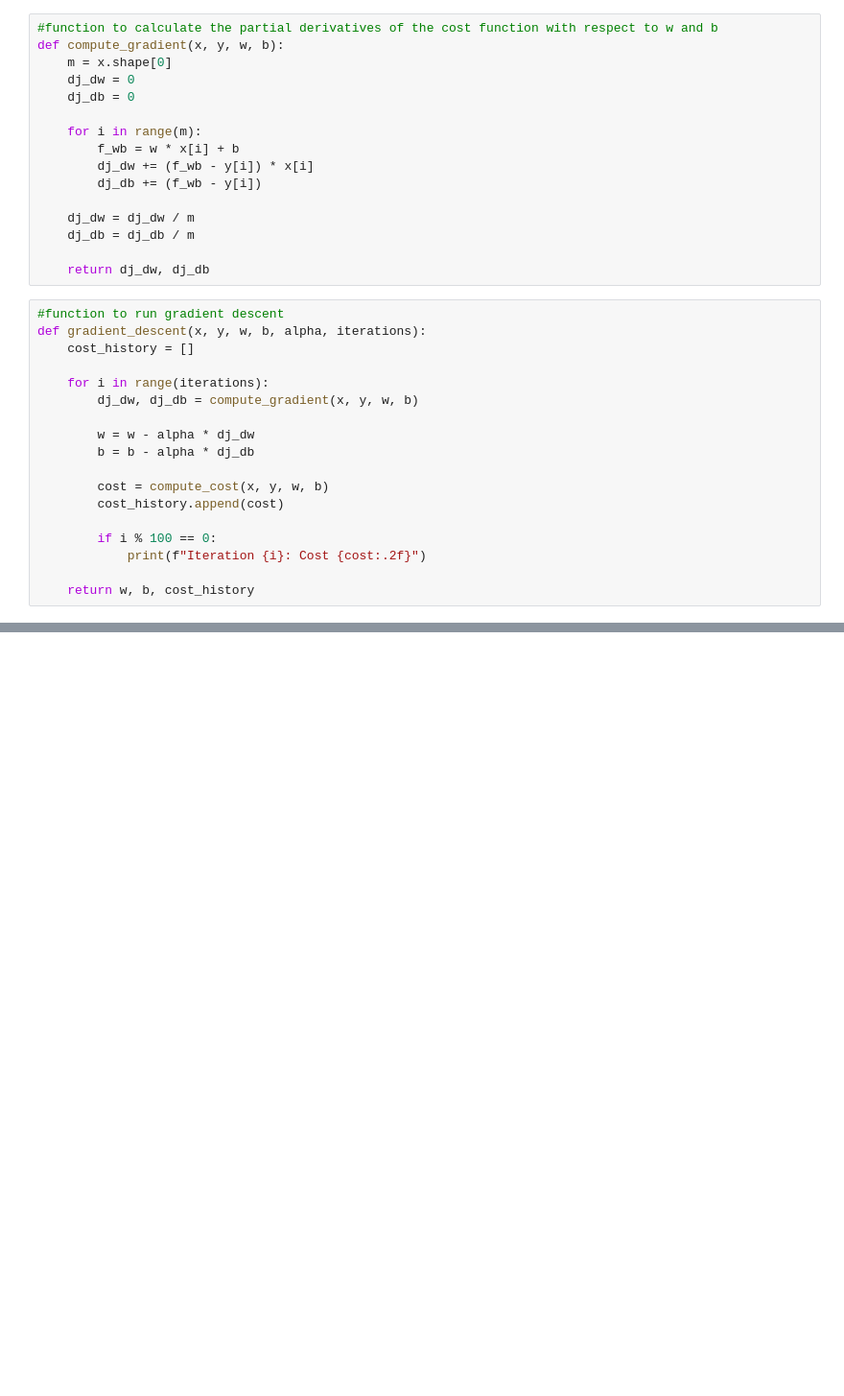
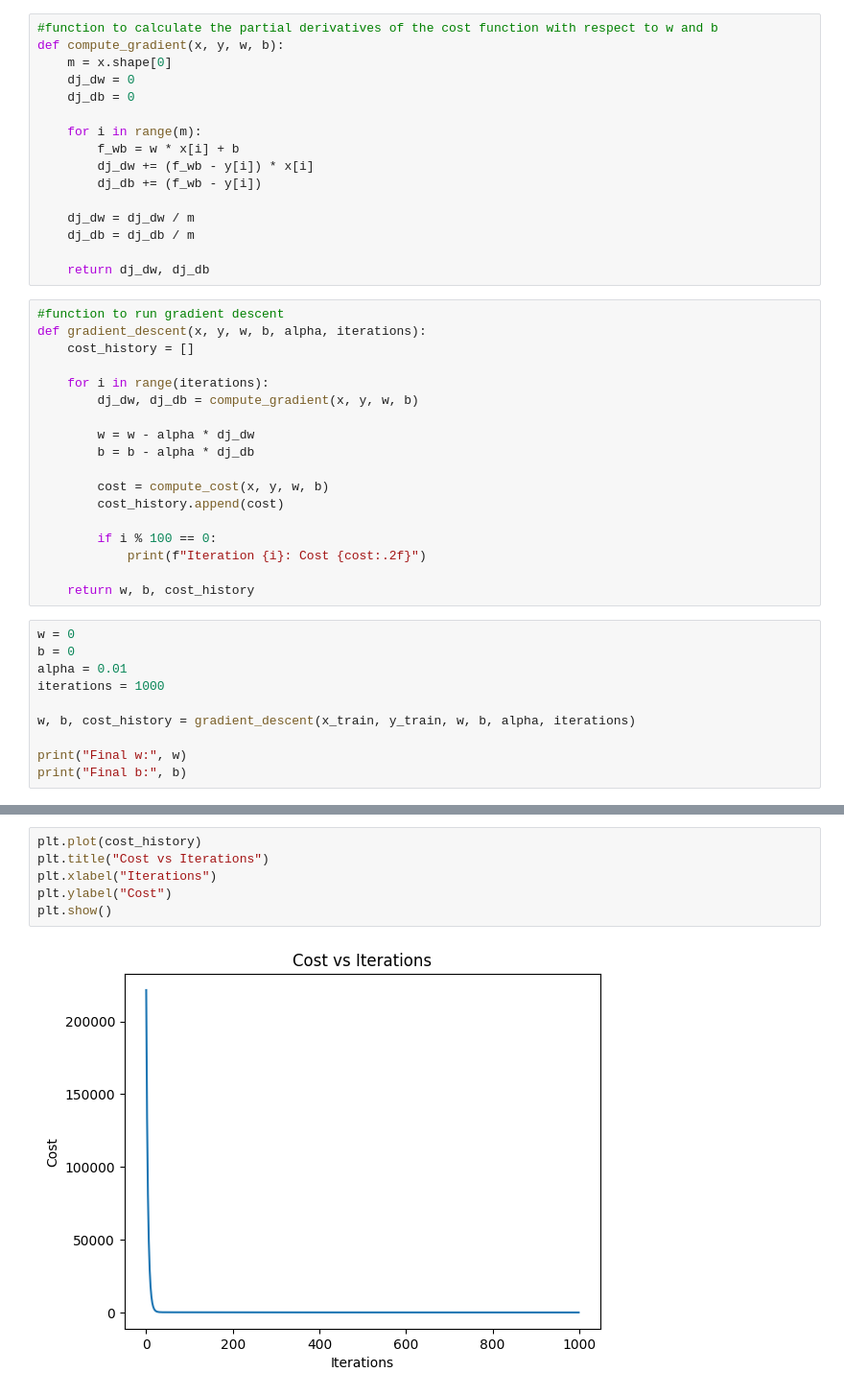
Before and after one commit to shreejan0428/ml-learning, a Jupyter notebook: 01_linear_regression_gradient_descent.ipynb, the cells around one changed output, grey strips where cells are left out. Shown at 96% size. Drawn from its saved outputs; the diff is of its cells as text; blank space fills up the shorter version.

Commit message:
Ran gradient descent to reach final w and final b

```diff
--- a/01_linear_regression_gradient_descent.ipynb
+++ b/01_linear_regression_gradient_descent.ipynb
@@ -109,3 +109,13 @@ def gradient_descent(x, y, w, b, alpha, iterations):
             print(f"Iteration {i}: Cost {cost:.2f}")
 
     return w, b, cost_history
+# %%
+w = 0
+b = 0
+alpha = 0.01
+iterations = 1000
+
+w, b, cost_history = gradient_descent(x_train, y_train, w, b, alpha, iterations)
+
+print("Final w:", w)
+print("Final b:", b)
@@ -111,0 +135,8 @@ def gradient_descent(x, y, w, b, alpha, iterations):
+# %%
+plt.plot(cost_history)
+plt.title("Cost vs Iterations")
+plt.xlabel("Iterations")
+plt.ylabel("Cost")
+plt.show()
+# %% [output]
+[figure, added]
```
Also changed, not shown: parts of 2 cells of this notebook.
